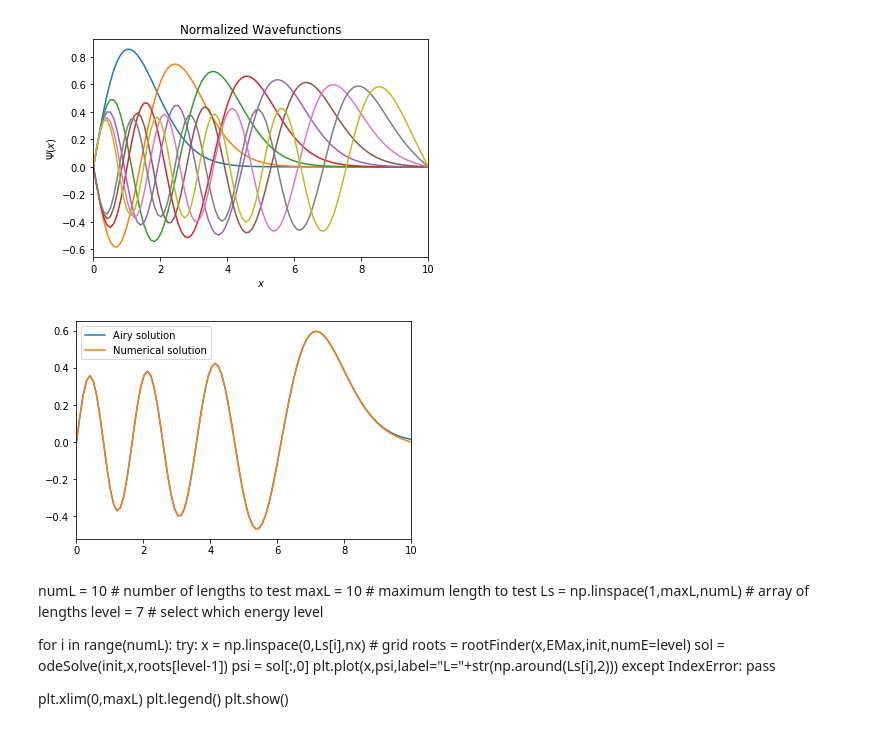
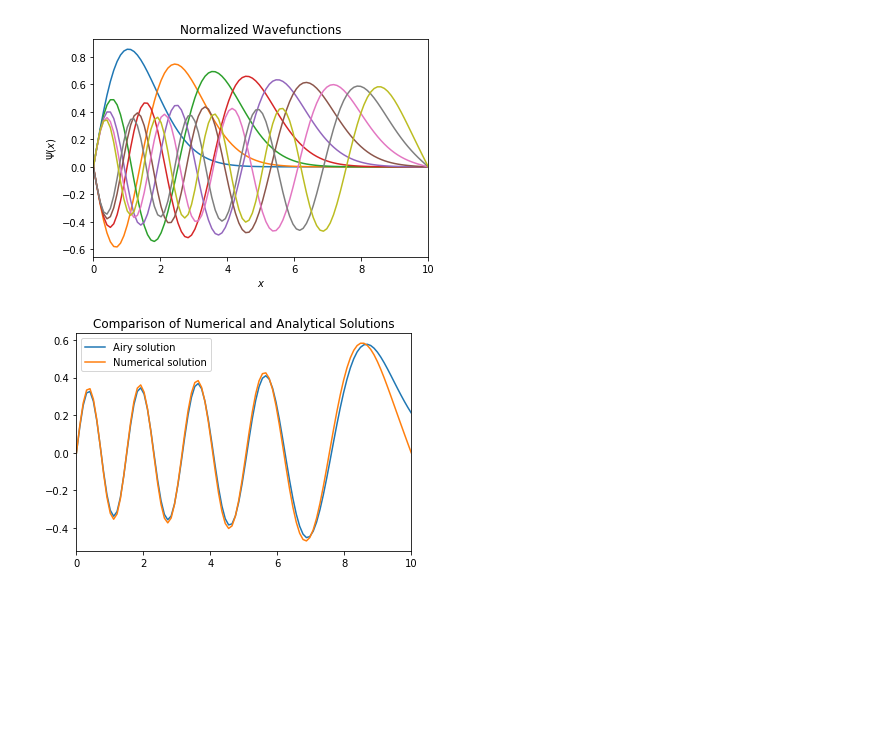
Before and after one commit to bzager/TI_Schrodinger, a Jupyter notebook: TI_Schrodinger.ipynb, the cells around one changed output. Saved outputs shown, nothing was run; the diff lists cells and outputs as text; code cells hidden in the pictures; blank space fills up the shorter version.

```diff
--- a/TI_Schrodinger.ipynb
+++ b/TI_Schrodinger.ipynb
@@ -39,6 +43,8 @@ def f(psi,u,x,E):
 def g(psi,u,x,E):
     return 2*(V(x)-E)*psi
 # %%
+# define ODE solvers
+
 # return derivatives for odeint
 def deriv(sol,x,E):
     psi,u = sol
@@ -47,11 +53,14 @@ def deriv(sol,x,E):
 
     return np.array([dpsi,du])
 
-# solves ode for given E
+# solves ode for given energy E
 def odeSolve(init,x,E):
     sol = odeint(deriv,init,x,args=(E,))
 
     return sol
 
-sol = odeSolve(init,x,E)
-psi = sol[:,0]; u = sol[:,1]
+# solves ode for given E and returns value "at L"
+def psiAtL(E,init,x):
+    sol = odeint(deriv,init,x,args=(E,))
+
+    return sol[-1,0]
@@ -82,31 +104,36 @@ plt.grid(True); plt.show();
 # %%
 # Root finding
 
+# finds all roots given a "good enough" initial interval [a,b]
+# numE,a,b,incr have default values if none are given
+# for an interval [a,b], increments b by incr until f(a) and f(b) have opposite signs, then finds root
+# after finding a root, shifts a to the root + incr
+# stops when b is greater than EMax, or if the number of roots exceeds numE
 def rootFinder(x,EMax,init,numE=np.inf,a=0.1,b=0.2,incr=0.1):
     roots = np.empty(0)
 
     while b < EMax and roots.size < numE:
-        if (np.sign(at_L(a,init,x)) != np.sign(at_L(b,init,x))):
-            root = brentq(at_L,a,b,args=(init,x))
-            #root = bisect(at_L,a,b,args=(init,x))
-            #root = brenth(at_L,a,b,args=(init,x))
+        if (np.sign(psiAtL(a,init,x)) != np.sign(psiAtL(b,init,x))):
+            root = brentq(psiAtL,a,b,args=(init,x))
+            #root = bisect(psiAtL,a,b,args=(init,x))
+            #root = brenth(psiAtL,a,b,args=(init,x))
             roots = np.append(roots,root)
             a = b; b += incr
         else:
             b += incr
-
     return roots
 
 roots = rootFinder(x,EMax,init)
+print(roots)
 
-print(roots)
 plt.plot(energies,psiE)
 plt.plot(roots,np.zeros(roots.size), 'o')
 plt.xlabel("Energy"); plt.ylabel(r"$\psi$")
 plt.xlim([0,EMax]); plt.ylim([-1,1]);
 plt.title(r"$\Psi(L)$ vs. Energy")
-plt.axhline(0, color='k')
-plt.grid(True); plt.show();
+plt.axhline(0,color='k'); plt.grid(True);
+#plt.savefig("figures/roots"+ +".png")
+plt.show()
 # %% [output]
 [ 1.85575704  3.24460765  4.38167126  5.38661375  6.30526321  7.16129822
   7.96939738  8.74498661  9.52575048]
@@ -117,18 +144,18 @@ sols = np.zeros([nx,roots.size])
 
 for i in range(roots.size):
     if i % 2 != 0:
-        init[1] = -1
+        init[1] = -1 # set u0=-1 if odd numbered eigenvalue (1st,3rd, ...) to match analytical solution
         sol = odeSolve(init,x,roots[i])
     else:
         init[1] = 1
         sol = odeSolve(init,x,roots[i])
-
     psi = sol[:,0]; u = sol[:,1]
     sols[:,i] = psi
+    plt.plot(x,psi,label="E="+str(np.around(roots[i],2)))
 
-plt.plot(x,sols)
 plt.xlabel(r"$x$"); plt.ylabel(r"$\Psi(x)$");
 plt.xlim(0,L); plt.ylim(-1,1);
-#plt.legend()
+plt.legend(loc='lower right')
+#plt.savefig("figures/" + + ".png")
 plt.show()
 # %% [output]
@@ -153,40 +181,23 @@ plt.show()
 # %%
 # Compare with analytical solution using Airy functions
 
 airyRoots = np.array([-2.33810,-4.08795,-5.52056,-6.78671,-7.94413,-9.02265,-10.04017,-11.00852,-11.93601])
 
 airyE = -airyRoots / 2**(1/3)
 
-level = 7 # select energy level
+level = 9 # select energy level
 #xsub = (x-roots[level-1]) * 2**(1/3)
 xsub = (x-airyE[level-1]) * 2**(1/3)
 solA = airy(xsub)[0]
 norm = simps(solA**2,x)
 normSolA = solA / np.sqrt(norm)
 
 plt.plot(x,normSolA,label="Airy solution");
 plt.plot(x,normSols[:,level-1],label="Numerical solution")
 plt.xlim(0,L)
+plt.title("Comparison of Numerical and Analytical Solutions")
 plt.legend()
+#plt.savefig("figures/airy"+ +".png")
 plt.show()
 # %% [output]
-[figure, old version]
+[figure, new version]
-# %% [markdown]
-numL = 10 # number of lengths to test
-maxL = 10 # maximum length to test
-Ls = np.linspace(1,maxL,numL) # array of lengths
-level = 7 # select which energy level
-
-for i in range(numL):
-    try:
-        x = np.linspace(0,Ls[i],nx) # grid
-        roots = rootFinder(x,EMax,init,numE=level)
-        sol = odeSolve(init,x,roots[level-1])
-        psi = sol[:,0]
-        plt.plot(x,psi,label="L="+str(np.around(Ls[i],2)))
-    except IndexError:
-        pass
-
-plt.xlim(0,maxL)
-plt.legend()
-plt.show()
```
Also changed, not shown: parts of 8 cells of this notebook, 10 other files.
